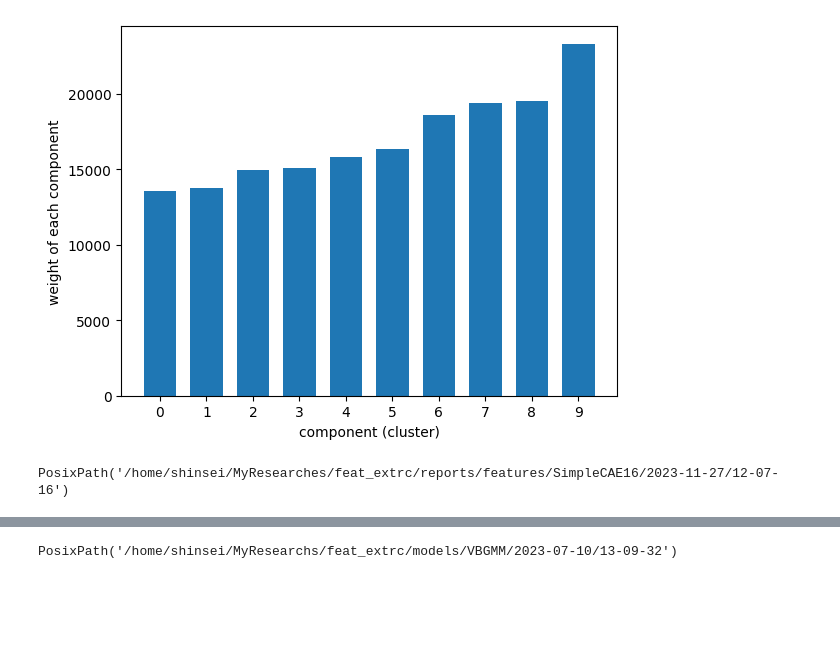
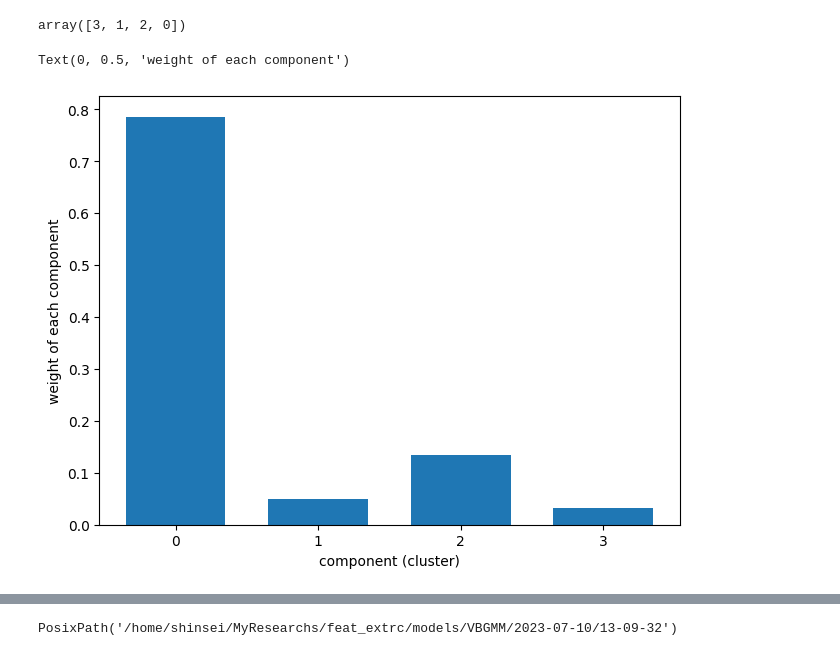
Before and after one commit to RyuichiShinseiB/Feature_extraction, a Jupyter notebook: notebooks/VBGMM_clustering.ipynb, the cells around one changed output, grey strips where cells are left out. Saved outputs shown, nothing was run; the diff lists cells and outputs as text; code cells hidden in the pictures; blank space fills up the shorter version.

```diff
--- a/notebooks/VBGMM_clustering.ipynb
+++ b/notebooks/VBGMM_clustering.ipynb
@@ -79,14 +117,0 @@ X_check_pca = pca.transform(X_check_std)
-# %%
-cumsum_contrb_rate = pca.explained_variance_ratio_.cumsum()
-num_use_features = cumsum_contrb_rate[cumsum_contrb_rate < 0.5].shape[0]
-print(num_use_features)
-
-fig = plt.figure()
-ax = fig.add_subplot(1,1,1)
-ax.plot(range(X_train.shape[1]+1), [0]+list(cumsum_contrb_rate))
-ax.set_xlabel('Number of principal components')
-ax.set_ylabel('Cumulative contribution rate')
-ax.set_yticks(np.arange(0., 1.1, 0.1))
-ax.grid()
-fig.tight_layout()
-plt.show()
@@ -176,0 +227,19 @@ Initialization converged: False
+# %%
+clusterized_datetime = datetime.datetime.now()
+nc = 4
+max_iter = 1000
+
+clustering_type = f'vbgmm_pca_{num_use_features}_{nc}clusters'
+print(clustering_type)
+
+vbgmm_train_pca = BayesianGaussianMixture(
+    n_components=nc,
+    max_iter=max_iter,
+    n_init=10,
+    init_params="k-means++",
+
+    verbose=1,
+    verbose_interval=50,
+    random_state=42,
+)
+y_train_pca = vbgmm_train_pca.fit_predict(X_train_pca[:,:num_use_features])
@@ -176,0 +270,4 @@ Initialization converged: False
+# %%
+rank_of_cluster_train_pca
+# %% [output]
+array([3, 1, 2, 0])
@@ -177,15 +300,10 @@ Initialization converged: False
 # %%
-hist, bin_edges = np.histogram(y_train_pca_sorted_cluster)
-
-fig = plt.figure()
+clusters = tuple(range(nc))
+fig = plt.figure(layout="constrained")
 ax = fig.add_subplot(1,1,1)
-plt.bar(x_tick, hist, width=0.7, tick_label=x_tick)
-plt.xlabel('component (cluster)')
-plt.ylabel('weight of each component')
-plt.show()
+ax.bar(clusters, vbgmm_train_pca.weights_, width=0.7, tick_label=clusters)
+ax.set_xlabel('component (cluster)')
+ax.set_ylabel('weight of each component')
 # %% [output]
+Text(0, 0.5, 'weight of each component')
-[figure, old version]
+[figure, new version]
-# %%
-feature_pardir
-# %% [output]
-PosixPath('/home/shinsei/MyResearches/feat_extrc/reports/features/SimpleCAE16/2023-11-27/12-07-16')
```
Also changed, not shown: parts of 43 cells of this notebook.
